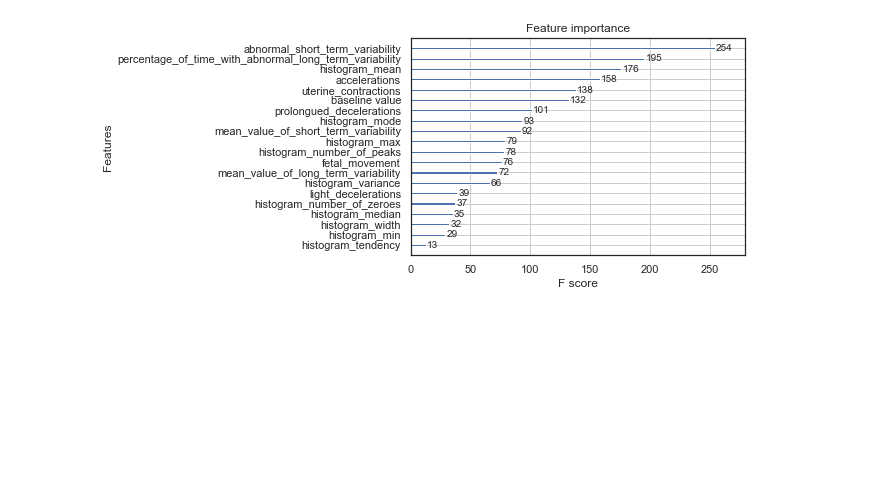
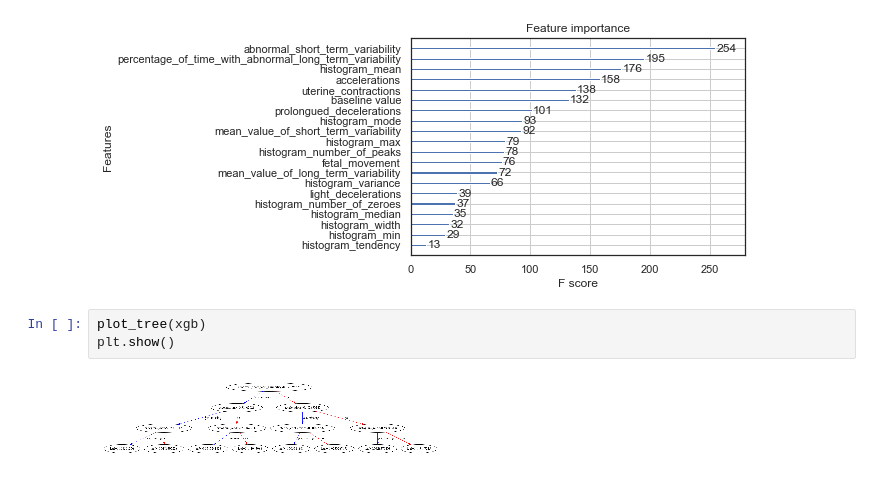
Before and after one commit to JVasquez5/IBM-Machine-Learning-Professional-Certificate, a Jupyter notebook: Module_3/fetal_health.ipynb, the cells around one changed output. Saved outputs shown, nothing was run; the diff lists cells and outputs as text; blank space fills up the shorter version.

```diff
--- a/Module_3/fetal_health.ipynb
+++ b/Module_3/fetal_health.ipynb
@@ -726,3 +744,8 @@ plot_importance(xgb)
 plt.show()
 # %% [output]
 [figure]
+# %%
+plot_tree(xgb)
+plt.show()
+# %% [output]
+[figure, added]
```
Also changed, not shown: parts of 23 cells of this notebook.
